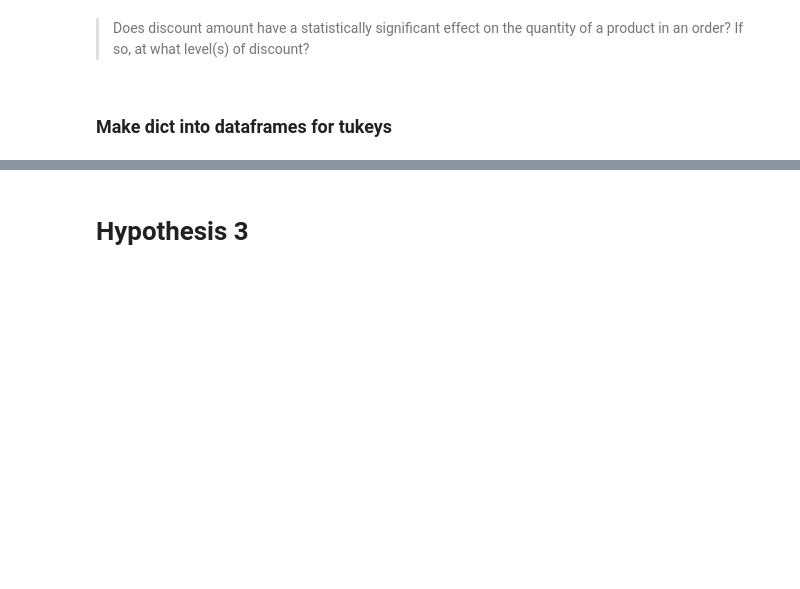
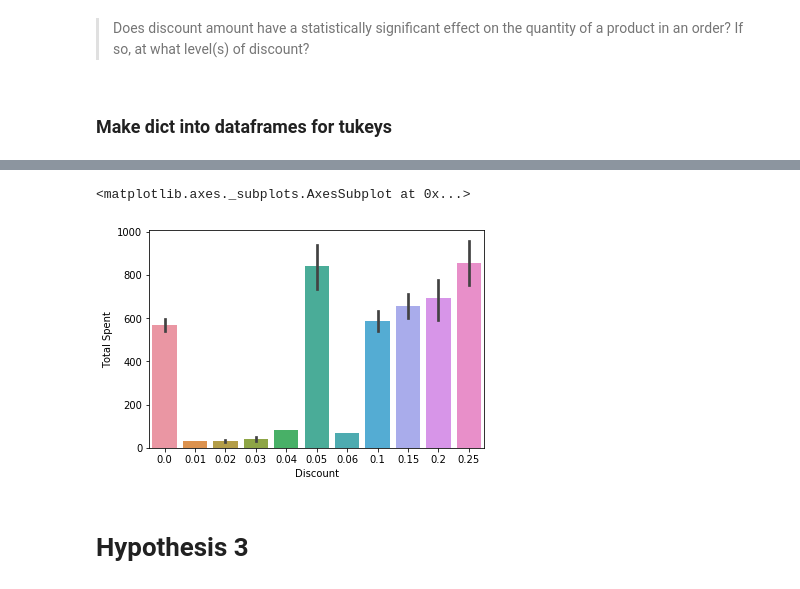
Before and after one commit to alexanderjohnny/hypothesis_testing_workflow_python, a Jupyter notebook: ALEX_BEAT_student.ipynb, the cells around one changed output, grey strips where cells are left out. Saved outputs shown, nothing was run; the diff lists cells and outputs as text; code cells hidden in the pictures; blank space fills up the shorter version.

Commit message:
Update ALEX_BEAT_student.ipynb
updated hyp 2 with mann whitney test and added tukeys, but it still contains outliers so will need to fix that

```diff
--- a/ALEX_BEAT_student.ipynb
+++ b/ALEX_BEAT_student.ipynb
@@ -839,3 +849,10 @@ TypeError: zip argument #4 must support iteration
+# %%
+# contains all outliers prior to outlier removal
+
+sns.barplot(data=h2df,x='Discount',y='Total Spent',ci=68)
+# %% [output]
+<matplotlib.axes._subplots.AxesSubplot at 0x...>
+[figure, added]
 # %% [markdown]
 # Hypothesis 3
 # %% [markdown]
```
Also changed, not shown: parts of 17 cells of this notebook.
